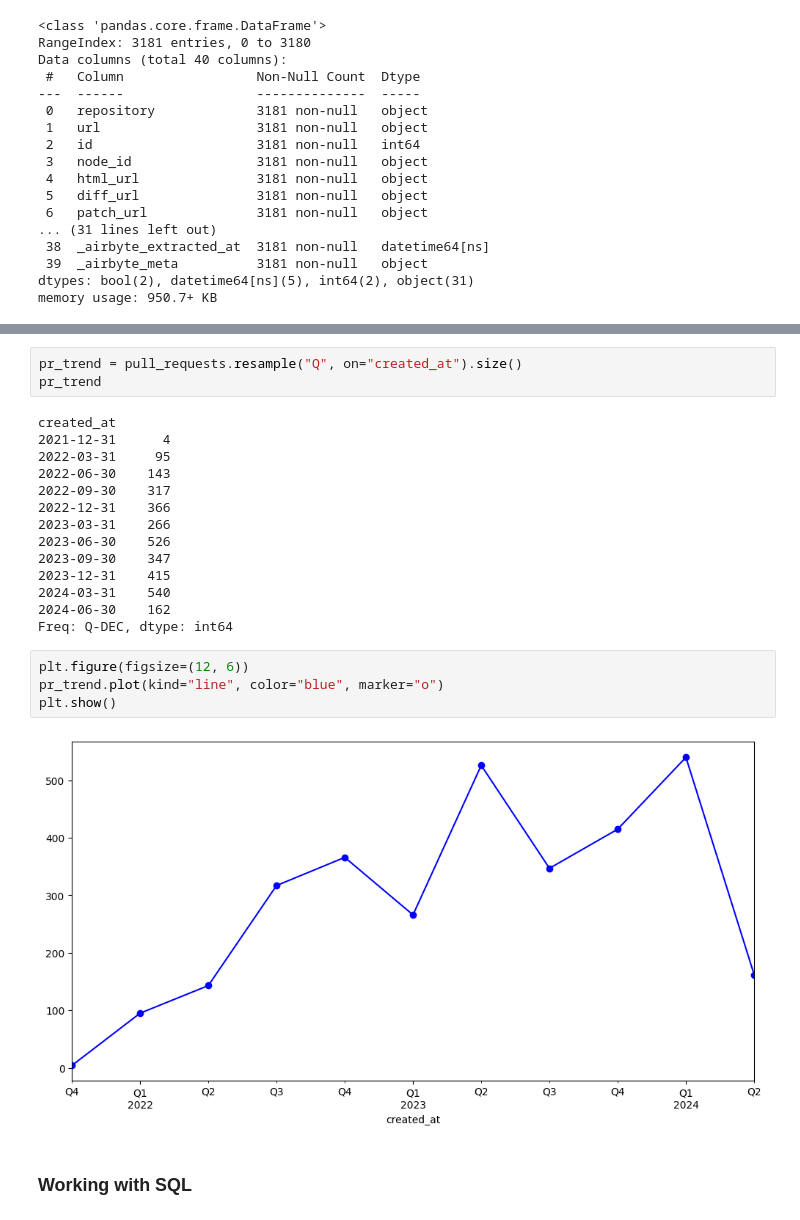
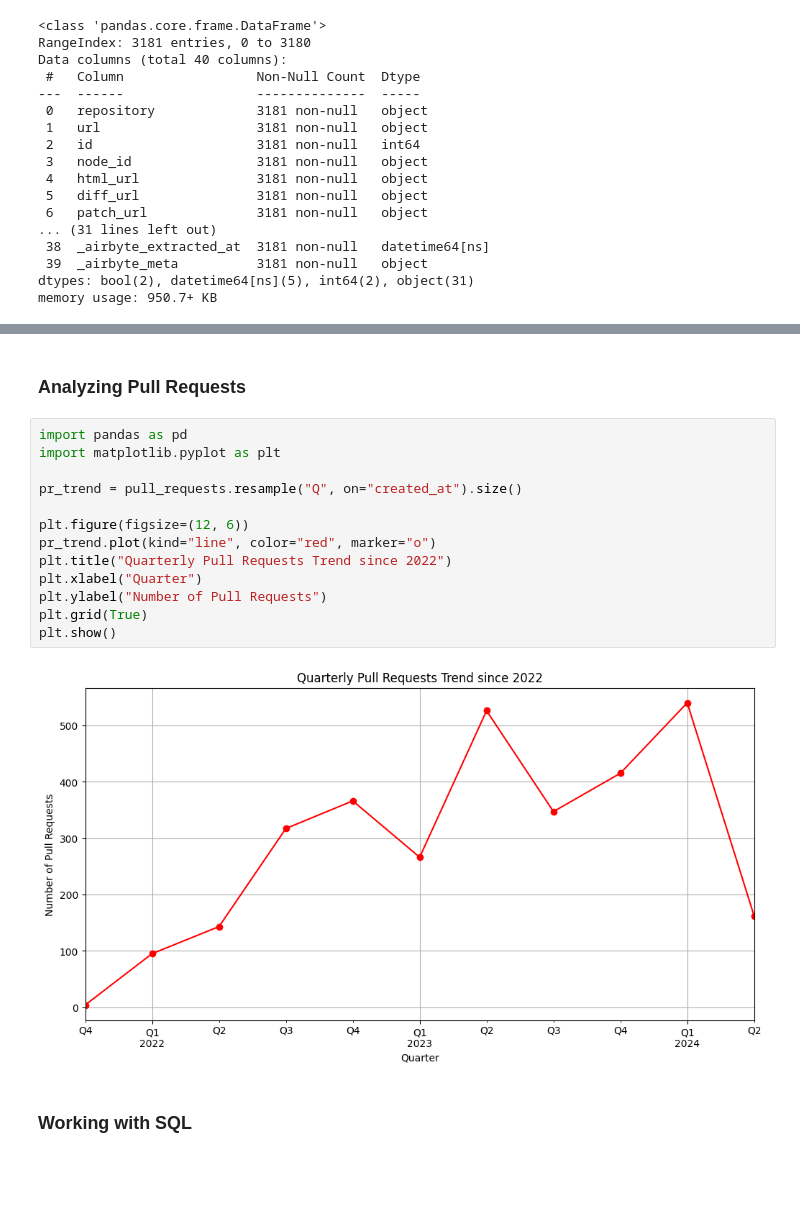
Before and after one commit to fvgm-spec/learn-airbyte, a Jupyter notebook: Trying_PyAirbyte.ipynb, the cells around one changed output, grey strips where cells are left out. Drawn from its saved outputs; the diff is of its cells as text; blank space fills up the shorter version.

```diff
--- a/Trying_PyAirbyte.ipynb
+++ b/Trying_PyAirbyte.ipynb
@@ -229,26 +215,20 @@ pull_requests.head(3)
-# %%
-pr_trend = pull_requests.resample("Q", on="created_at").size()
-pr_trend
-# %% [output]
-created_at
-2021-12-31      4
-2022-03-31     95
-2022-06-30    143
-2022-09-30    317
-2022-12-31    366
-2023-03-31    266
-2023-06-30    526
-2023-09-30    347
-2023-12-31    415
-2024-03-31    540
-2024-06-30    162
-Freq: Q-DEC, dtype: int64
-# %%
-plt.figure(figsize=(12, 6))
-pr_trend.plot(kind="line", color="blue", marker="o")
-plt.show()
-# %% [output]
-[figure, removed]
+# %% [markdown]
+### Analyzing Pull Requests
+# %%
+import pandas as pd
+import matplotlib.pyplot as plt
+
+pr_trend = pull_requests.resample("Q", on="created_at").size()
+
+plt.figure(figsize=(12, 6))
+pr_trend.plot(kind="line", color="red", marker="o")
+plt.title("Quarterly Pull Requests Trend since 2022")
+plt.xlabel("Quarter")
+plt.ylabel("Number of Pull Requests")
+plt.grid(True)
+plt.show()
+# %% [output]
+[figure, added]
 # %% [markdown]
 ### Working with SQL
 # %%
```
Also changed, not shown: parts of 9 cells of this notebook.
